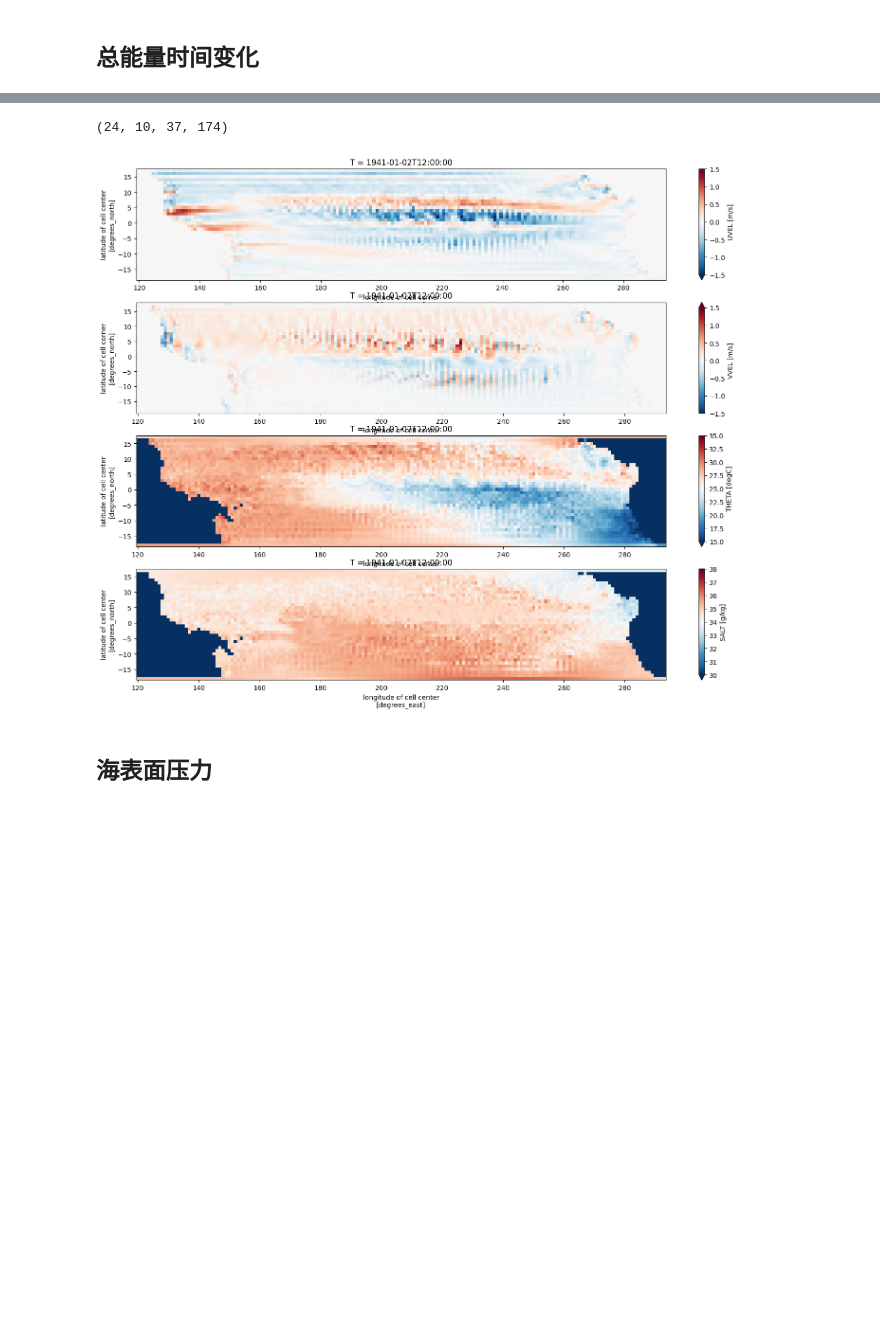
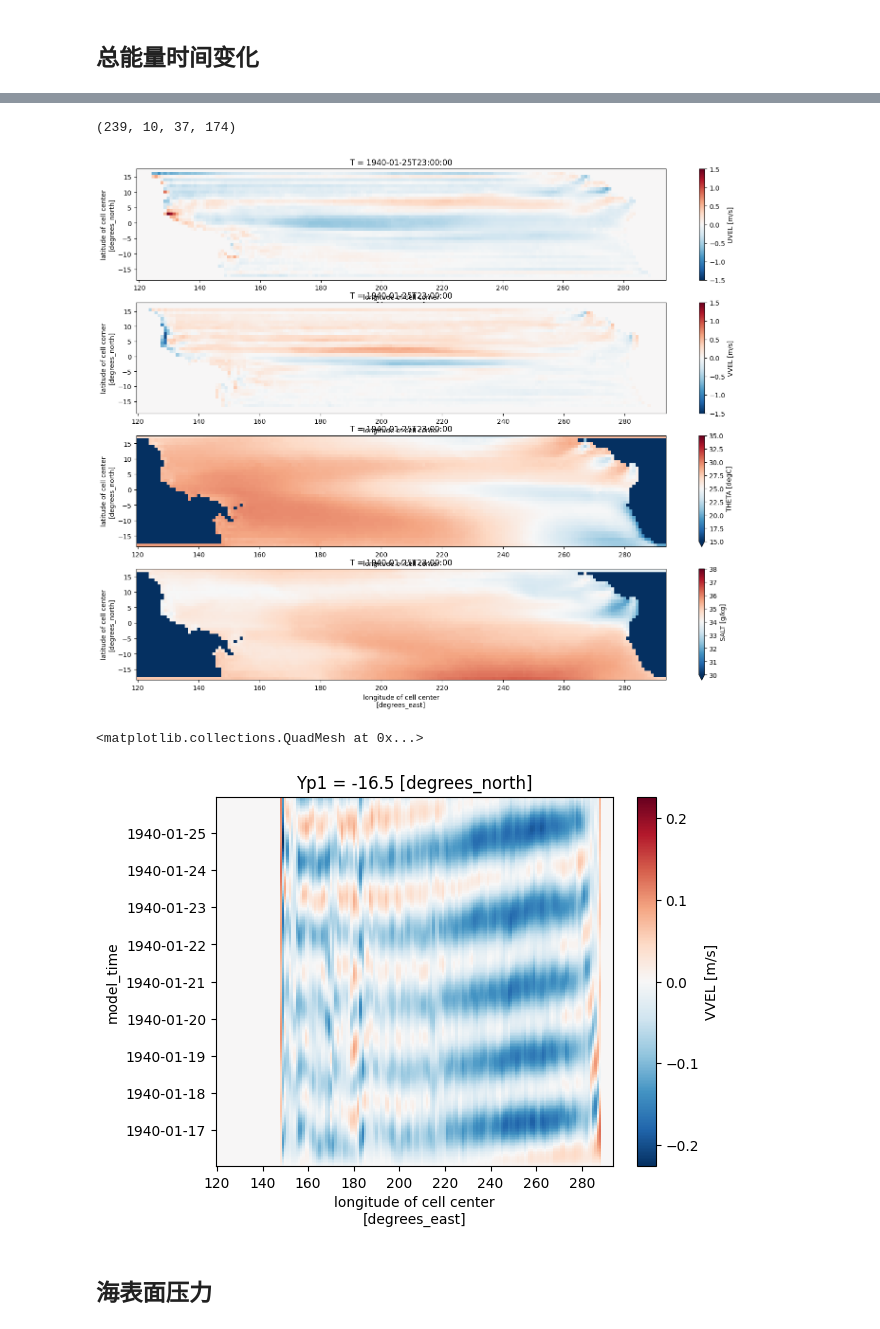
Before and after one commit to FattyZH/eqp-dlfv-mitgcm-era5, a Jupyter notebook: script/analysis.ipynb, the cells around one changed output, grey strips where cells are left out. Cells and saved outputs as stored; diff of their text form; code cells hidden in the pictures; blank space fills up the shorter version.

```diff
--- a/script/analysis.ipynb
+++ b/script/analysis.ipynb
@@ -37,26 +37,29 @@ Data variables: (12/26)
 # %%
 import MITgcmutils as mutils
 import numpy as np
 import xarray as xr
 import matplotlib.pyplot as plt
-a = xr.load_dataset('../run/mnc_exp_0005/dync.0000000000.t001.nc')
+a = xr.load_dataset('../run/mnc_exp_0013/dync.0000000000.t001.nc')
 # display(a)
 # id = a.indexes['T'].get_loc('1940-03-01 00:00:00')
 id = -1
 plt.figure(figsize=(18,14))
 plt.subplot(4,1,1)
 a['UVEL'][id,0].plot(cmap='RdBu_r',vmin=-1.5, vmax=1.5)
 plt.subplot(4,1,2)
 a['VVEL'][id,0].plot(cmap='RdBu_r',vmin=-1.5, vmax=1.5)
 print(a['VVEL'].shape)
 plt.subplot(4,1,3)
 a['THETA'][id,0].plot(cmap='RdBu_r',vmin=15, vmax=35)
 plt.subplot(4,1,4)
 a['SALT'][id,0].plot(cmap='RdBu_r',vmin=30, vmax=38)
 plt.show()
+a['VVEL'][:,0,2,:].plot()
 # %% [output]
-(24, 10, 37, 174)
+(239, 10, 37, 174)
-[figure, old version]
+[figure, new version]
+<matplotlib.collections.QuadMesh at 0x...>
+[figure, added]
 # %% [markdown]
 ## 海表面压力
 # %%
```
Also changed, not shown: parts of 1 cell of this notebook, 2 other files.
